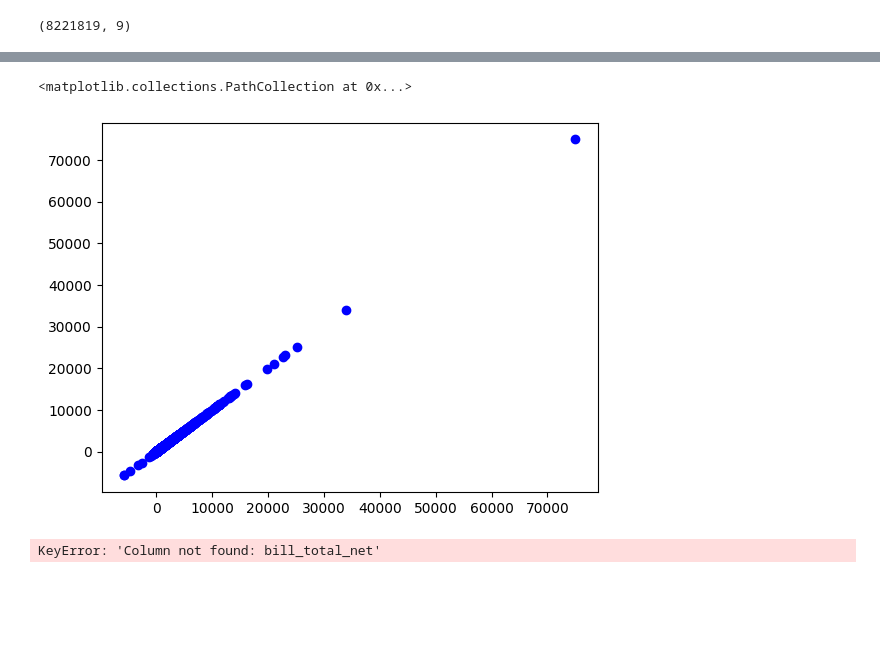
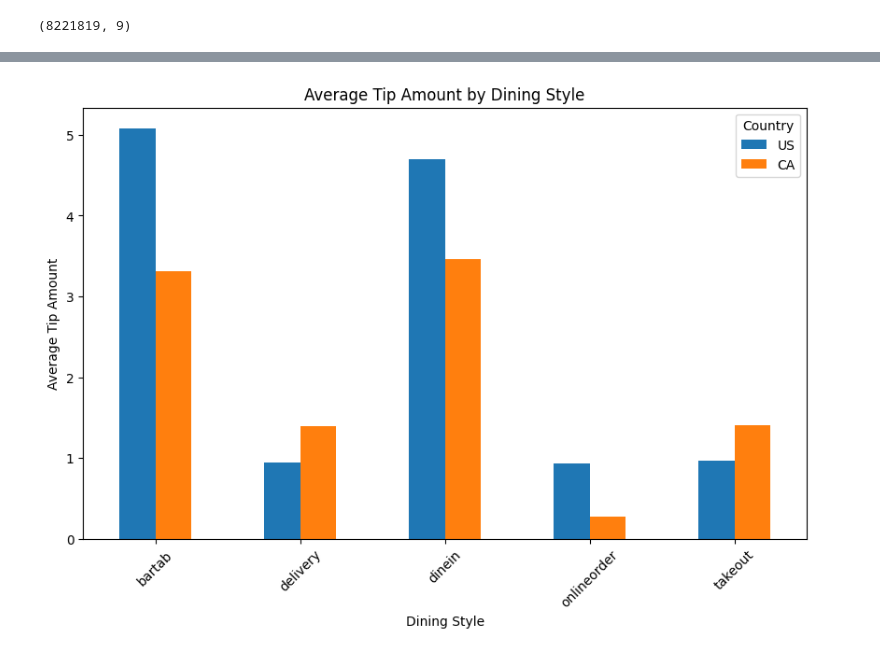
Before and after one commit to Andrew-Girgis/TouchBistro-CxC, a Jupyter notebook: TouchBistro.ipynb, the cells around one changed output, grey strips where cells are left out. Drawn from its saved outputs; the diff is of its cells as text; code cells hidden in the pictures; blank space fills up the shorter version.

```diff
--- a/TouchBistro.ipynb
+++ b/TouchBistro.ipynb
@@ -151,11 +150,0 @@ np.float64(-5731.5)
-# %%
-#plot the scatter of bill_total_net for CA
-plt.scatter(ca_df['bill_total_net'], ca_df['bill_total_net'], color='blue')
-# %% [output]
-<matplotlib.collections.PathCollection at 0x...>
-[figure, removed]
-# %%
-# Check the average bill_total_net by Concept for the CA dataset
-ca_df.groupby('concept')['bill_total_net'].mean()
-# %% [output]
-KeyError: 'Column not found: bill_total_net'
@@ -161,0 +153,21 @@ KeyError: 'Column not found: bill_total_net'
+# %%
+# Compare the average tip amount of us_df and ca_df based on the different dining styles
+us_avg_tip = us_df.groupby('order_take_out_type_label')['payment_total_tip'].mean()
+ca_avg_tip = ca_df.groupby('order_take_out_type_label')['payment_total_tip'].mean()
+
+# Create a DataFrame for plotting
+avg_tip_df = pd.DataFrame({
+    'US': us_avg_tip,
+    'CA': ca_avg_tip
+}).reset_index()
+
+# Plot the data
+avg_tip_df.plot(x='order_take_out_type_label', kind='bar', figsize=(10, 6))
+plt.title('Average Tip Amount by Dining Style')
+plt.xlabel('Dining Style')
+plt.ylabel('Average Tip Amount')
+plt.xticks(rotation=45)
+plt.legend(title='Country')
+plt.show()
+# %% [output]
+[figure, added]
```
Also changed, not shown: parts of 5 cells of this notebook.
